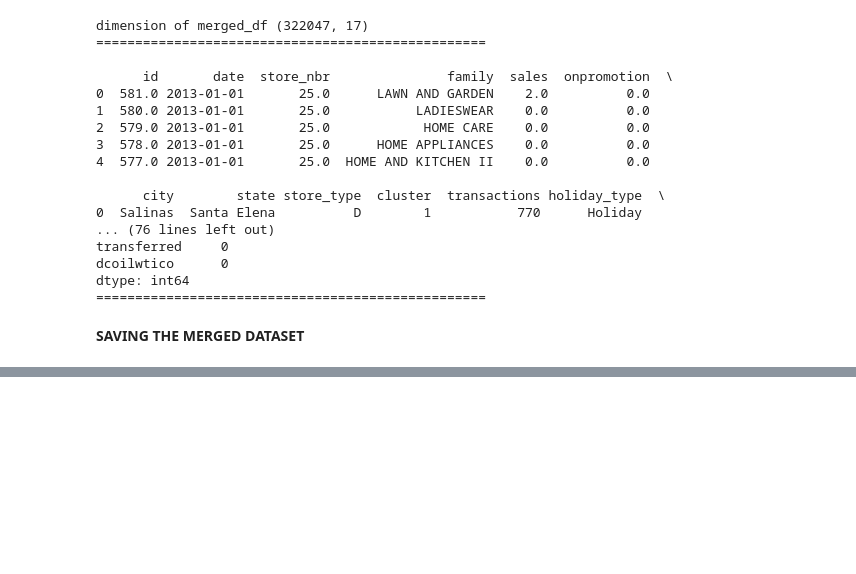
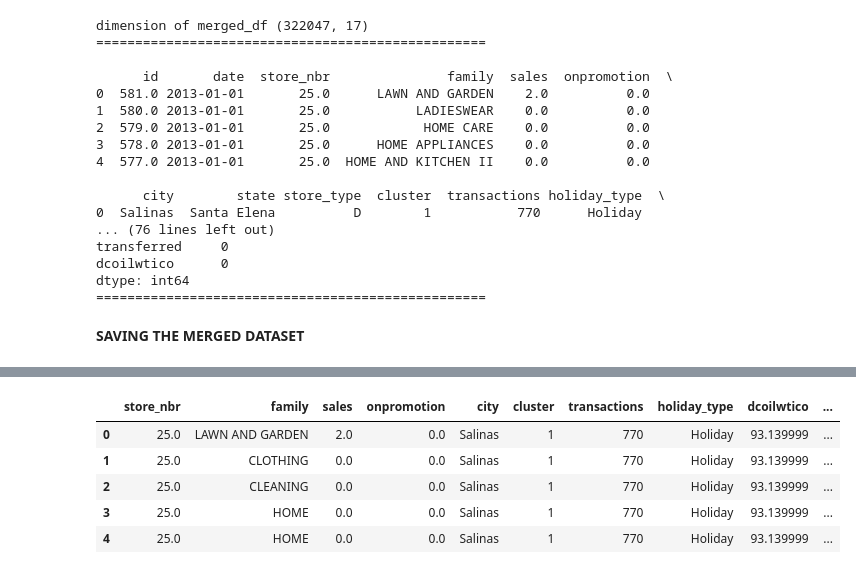
Before and after one commit to Shanis185/favorita-sales-forecasting, a Jupyter notebook: Time Series Forecasting.ipynb, the cells around one changed output, grey strips where cells are left out. Saved outputs shown, nothing was run; the diff lists cells and outputs as text; code cells hidden in the pictures; blank space fills up the shorter version.

```diff
--- a/Time Series Forecasting.ipynb
+++ b/Time Series Forecasting.ipynb
@@ -408,0 +501,28 @@ merged_df.head()
+# %%
+
+food_families = ['BEVERAGES', 'BREAD/BAKERY', 'FROZEN FOODS', 'MEATS', 'PREPARED FOODS', 'DELI','PRODUCE', 'DAIRY','POULTRY','EGGS','SEAFOOD']
+home_families = ['HOME AND KITCHEN I', 'HOME AND KITCHEN II', 'HOME APPLIANCES']
+clothing_families = ['LINGERIE', 'LADIESWEAR']
+grocery_families = ['GROCERY I', 'GROCERY II']
+stationery_families = ['BOOKS', 'MAGAZINES','SCHOOL AND OFFICE SUPPLIES']
+cleaning_families = ['HOME CARE', 'BABY CARE','PERSONAL CARE']
+hardware_families = ['PLAYERS AND ELECTRONICS','HARDWARE']
+
+
+mergeddf_copy['family'] = np.where(mergeddf_copy['family'].isin(food_families), 'FOODS', mergeddf_copy['family'])
+mergeddf_copy['family'] = np.where(mergeddf_copy['family'].isin(home_families), 'HOME', mergeddf_copy['family'])
+mergeddf_copy['family'] = np.where(mergeddf_copy['family'].isin(clothing_families), 'CLOTHING', mergeddf_copy['family'])
+mergeddf_copy['family'] = np.where(mergeddf_copy['family'].isin(grocery_families), 'GROCERY', mergeddf_copy['family'])
+mergeddf_copy['family'] = np.where(mergeddf_copy['family'].isin(stationery_families), 'STATIONERY', mergeddf_copy['family'])
+mergeddf_copy['family'] = np.where(mergeddf_copy['family'].isin(cleaning_families), 'CLEANING', mergeddf_copy['family'])
+mergeddf_copy['family'] = np.where(mergeddf_copy['family'].isin(hardware_families), 'HARDWARE', mergeddf_copy['family'])
+
+
+mergeddf_copy.head()
+# %% [output]
+|  | store_nbr | family | sales | onpromotion | city | cluster | transactions | holiday_type | dcoilwtico | ... |
+| 0 | 25.0 | LAWN AND GARDEN | 2.0 | 0.0 | Salinas | 1 | 770 | Holiday | 93.139999 | ... |
+| 1 | 25.0 | CLOTHING | 0.0 | 0.0 | Salinas | 1 | 770 | Holiday | 93.139999 | ... |
+| 2 | 25.0 | CLEANING | 0.0 | 0.0 | Salinas | 1 | 770 | Holiday | 93.139999 | ... |
+| 3 | 25.0 | HOME | 0.0 | 0.0 | Salinas | 1 | 770 | Holiday | 93.139999 | ... |
+| 4 | 25.0 | HOME | 0.0 | 0.0 | Salinas | 1 | 770 | Holiday | 93.139999 | ... |
```
Also changed, not shown: parts of 51 cells of this notebook.
